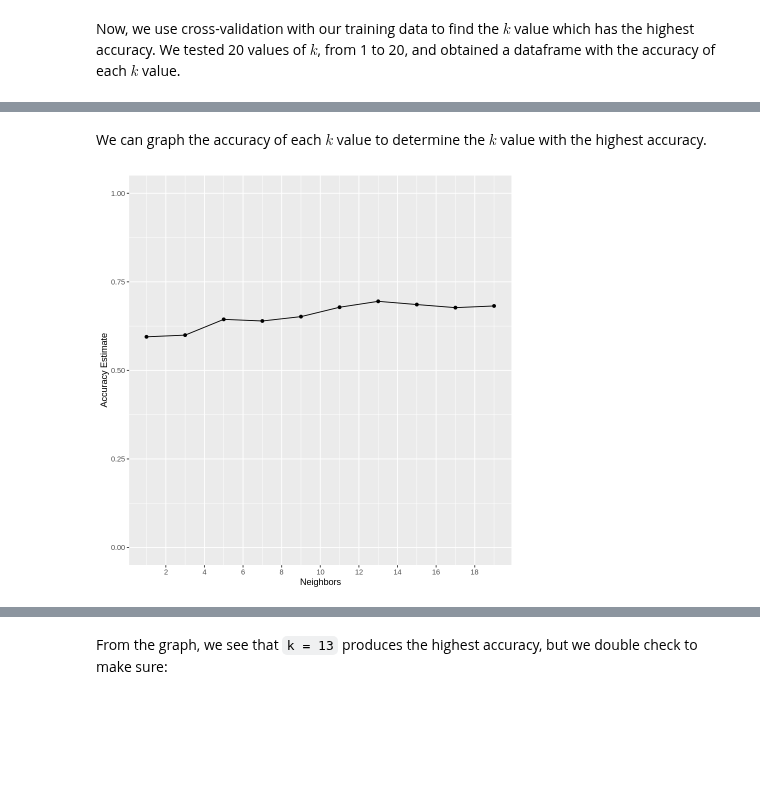
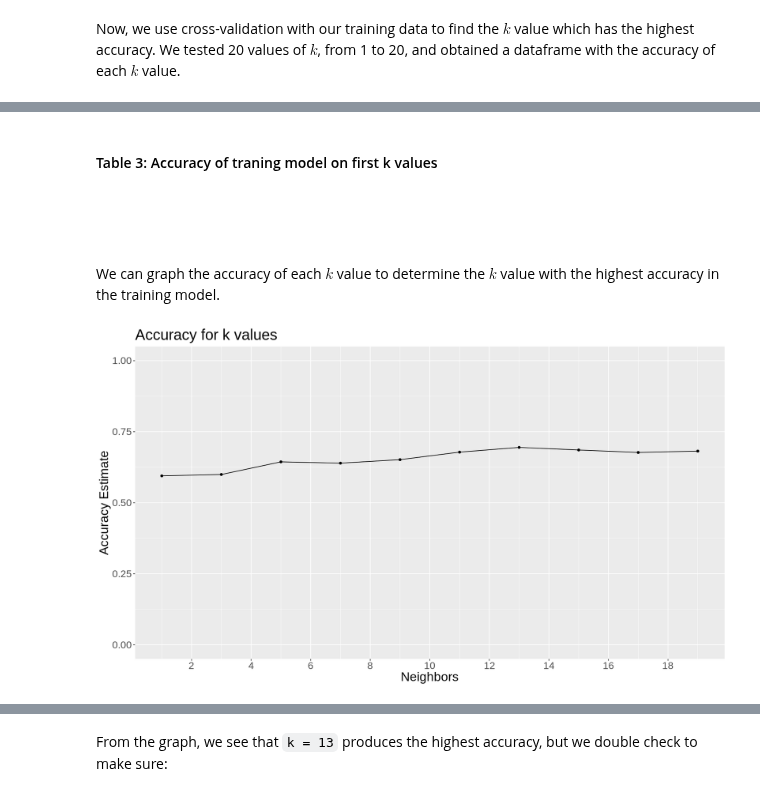
Before and after one commit to sendhelpDSCI/UBC_DSCI100_Group166, a Jupyter notebook: Code.ipynb, the cells around one changed output, grey strips where cells are left out. Saved outputs shown, nothing was run; the diff lists cells and outputs as text; code cells hidden in the pictures; blank space fills up the shorter version.

```diff
--- a/Code.ipynb
+++ b/Code.ipynb
@@ -139,10 +169,16 @@ A tibble: 6 × 7
+# %% [markdown]
+#### Table 3: Accuracy of traning model on first k values
+<p>&nbsp;</p>
+<p>&nbsp;</p>
 # %% [markdown]
-We can graph the accuracy of each $k$ value to determine the $k$ value with the highest accuracy.
+We can graph the accuracy of each $k$ value to determine the $k$ value with the highest accuracy in the training model.
 # %%
 #we choose the best k parameter
-accuracy_plot <- best_k |> filter(.metric == "accuracy") |> ggplot(aes(x = neighbors, y = mean)) + geom_point() + geom_line() + labs(x = "Neighbors", y = "Accuracy Estimate") +
+options(repr.plot.width = 14)
+accuracy_plot <- best_k |> filter(.metric == "accuracy") |> ggplot(aes(x = neighbors, y = mean)) + geom_point() + geom_line() + labs(title='Accuracy for k values', x = "Neighbors", y = "Accuracy Estimate") +
      scale_x_continuous(breaks = seq(0, 20, by = 2)) +
-     scale_y_continuous(limits = c(0, 1.0))
+     scale_y_continuous(limits = c(0, 1.0))+
+theme(text=element_text(size=20))
 accuracy_plot
 # %% [output]
-[figure, old version]
+[figure, new version]
```
Also changed, not shown: parts of 28 cells of this notebook.
